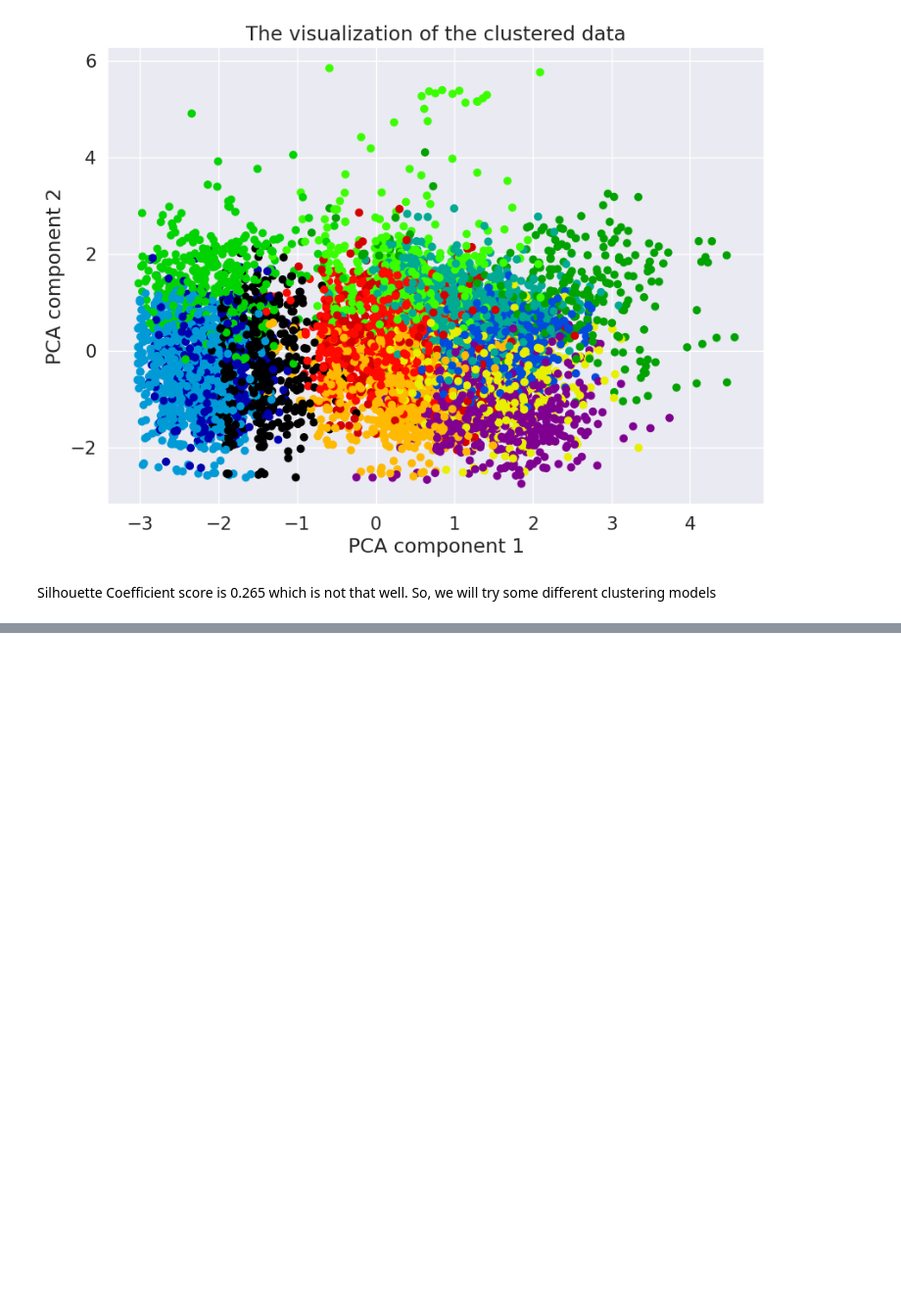
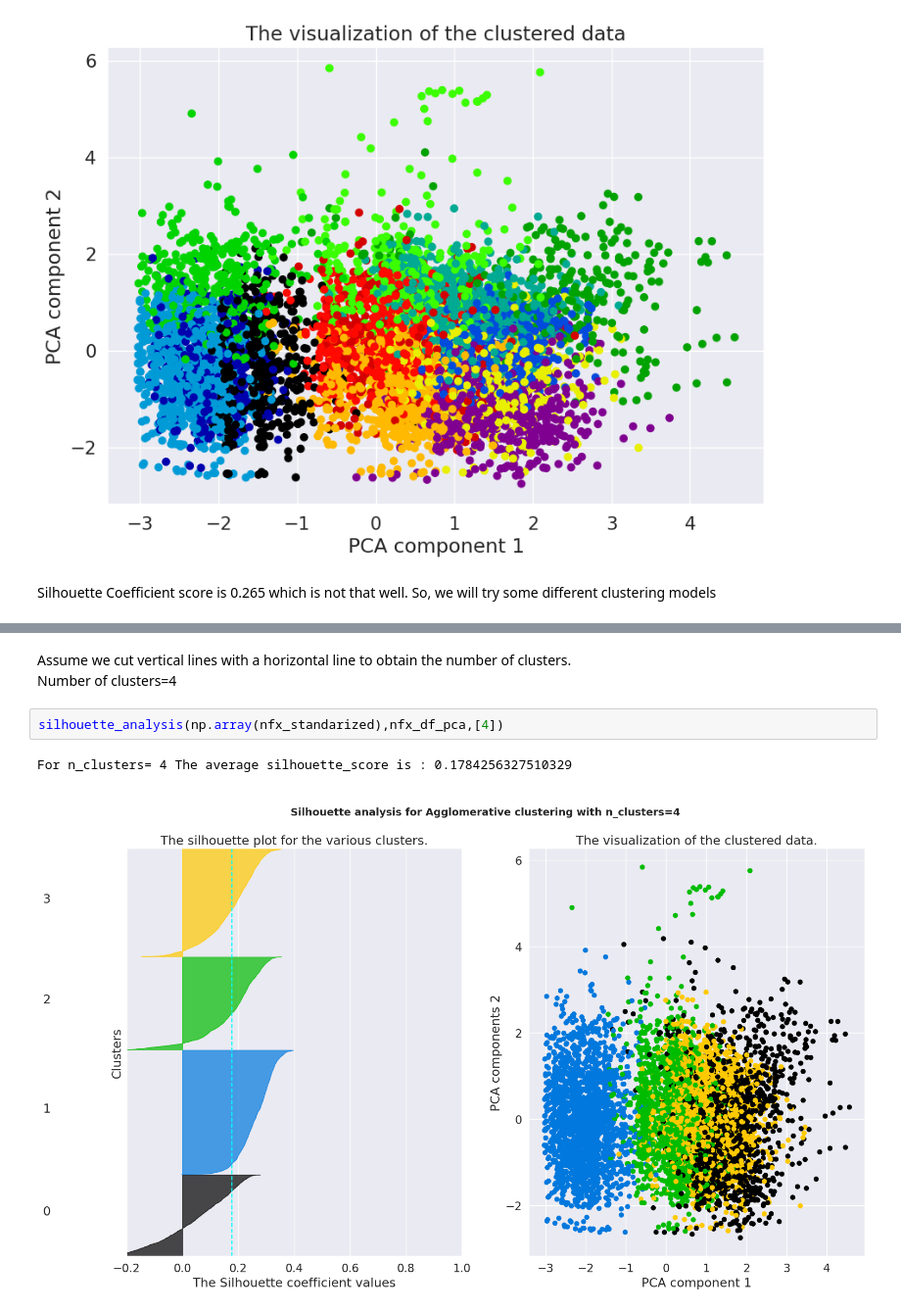
Before and after one commit to ambika1us/NETFLIX-MOVIES-AND-TV-SHOWS-CLUSTERING, a Jupyter notebook: Capstone_Project_Unsupervised_Learning.ipynb, the cells around one changed output, grey strips where cells are left out. Shown at 98% size. Drawn from its saved outputs; the diff is of its cells as text; blank space fills up the shorter version.

```diff
--- a/Capstone_Project_Unsupervised_Learning.ipynb
+++ b/Capstone_Project_Unsupervised_Learning.ipynb
@@ -943,0 +996,8 @@ Silhouette Coefficient score is 0.265 which is not that well. So, we will try so
+# %% [markdown]
+Assume we cut vertical lines with a horizontal line to obtain the number of clusters.<br>
+Number of clusters=4
+# %%
+silhouette_analysis(np.array(nfx_standarized),nfx_df_pca,[4])
+# %% [output]
+For n_clusters= 4 The average silhouette_score is : 0.1784256327510329
+[figure, added]
```
Also changed, not shown: parts of 7 cells of this notebook.
